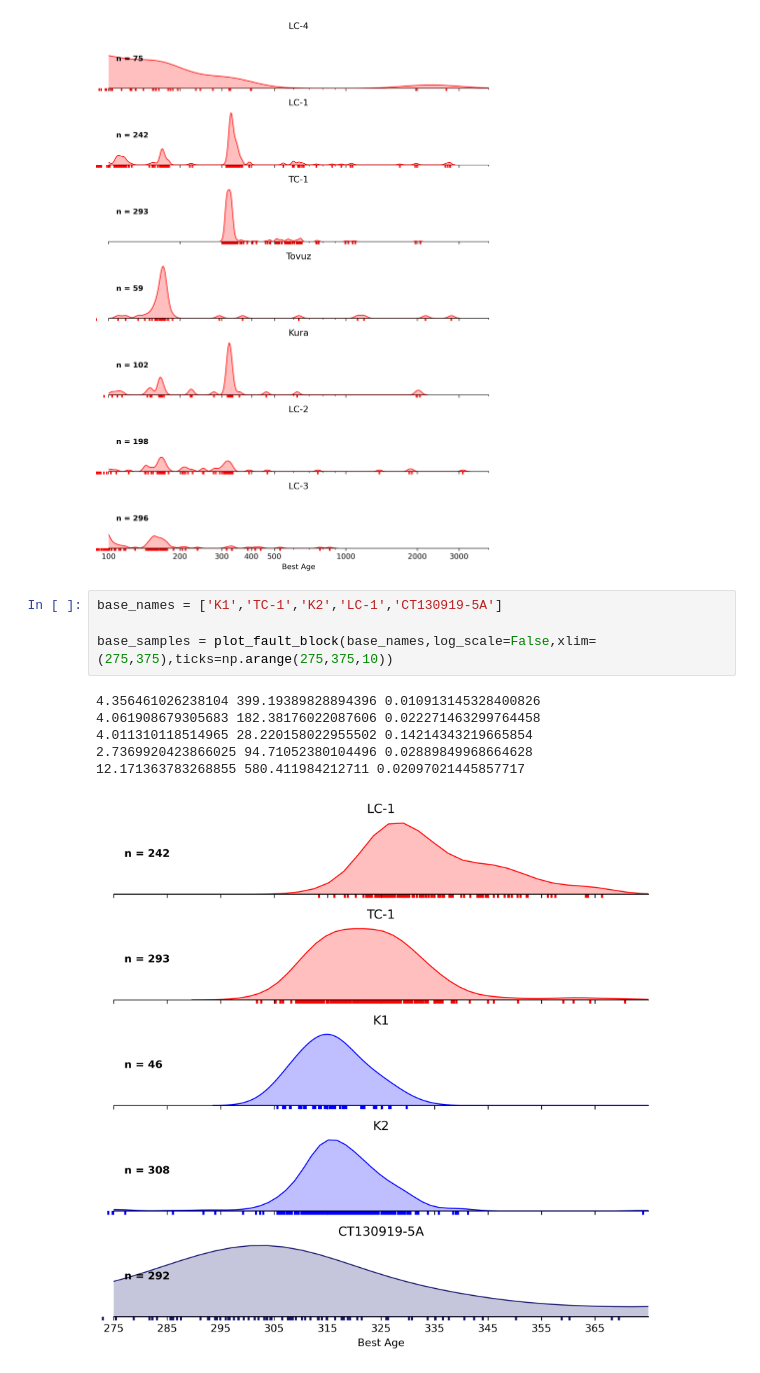
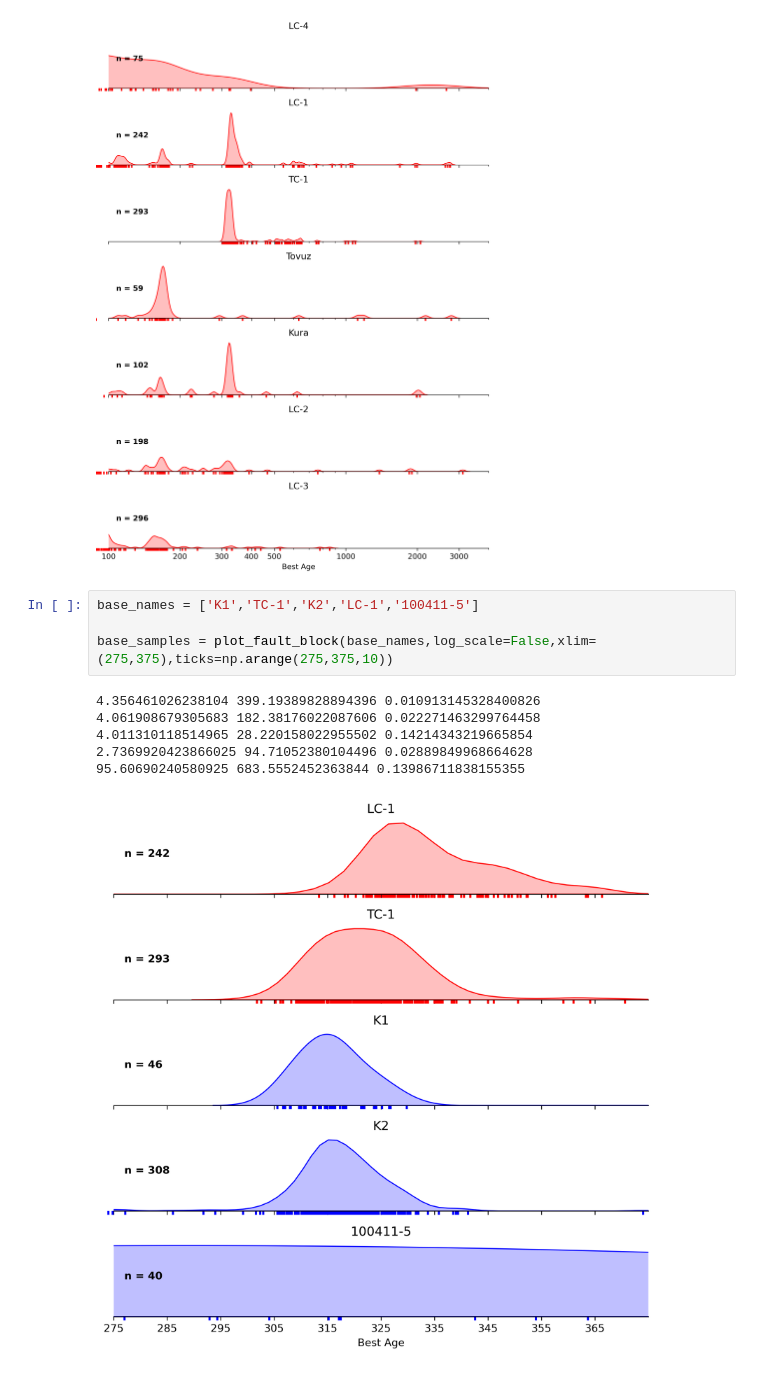
Before and after one commit to dyvasey/dz-caucasus, a Jupyter notebook: plot_fault_blocks.ipynb, the cells around one changed output. Drawn from its saved outputs; the diff is of its cells as text.

```diff
--- a/plot_fault_blocks.ipynb
+++ b/plot_fault_blocks.ipynb
@@ -116,14 +116,14 @@ lc_samples = plot_fault_block(lc_names,save=True,filename='LC.pdf')
 0.011834646045664405 0.28191464320928505 0.04197953646869885
 [figure]
 # %%
-base_names = ['K1','TC-1','K2','LC-1','CT130919-5A']
+base_names = ['K1','TC-1','K2','LC-1','100411-5']
 
 base_samples = plot_fault_block(base_names,log_scale=False,xlim=(275,375),ticks=np.arange(275,375,10))
 # %% [output]
 4.356461026238104 399.19389828894396 0.010913145328400826
 4.061908679305683 182.38176022087606 0.022271463299764458
 4.011310118514965 28.220158022955502 0.14214343219665854
 2.7369920423866025 94.71052380104496 0.02889849968664628
-12.171363783268855 580.411984212711 0.02097021445857717
+95.60690240580925 683.5552452363844 0.13986711838155355
-[figure, old version]
+[figure, new version]
 # %%
```
Also changed, not shown: parts of 2 cells of this notebook, 1 other file.
